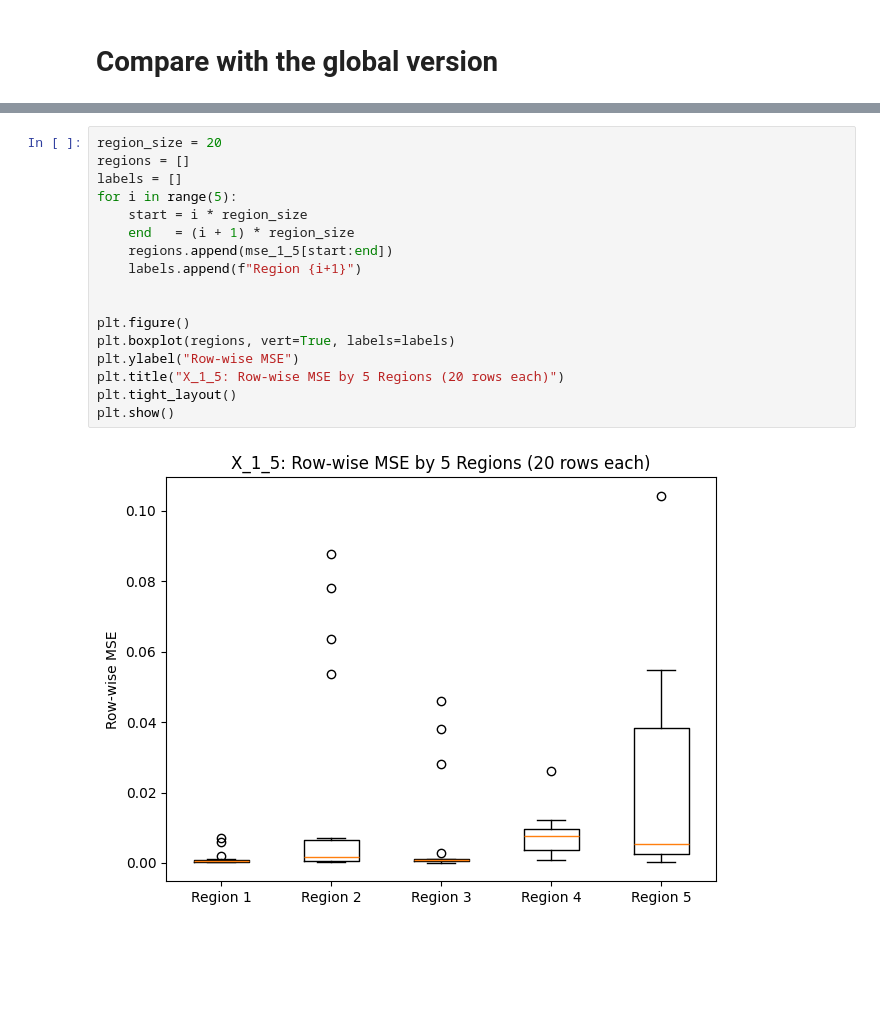
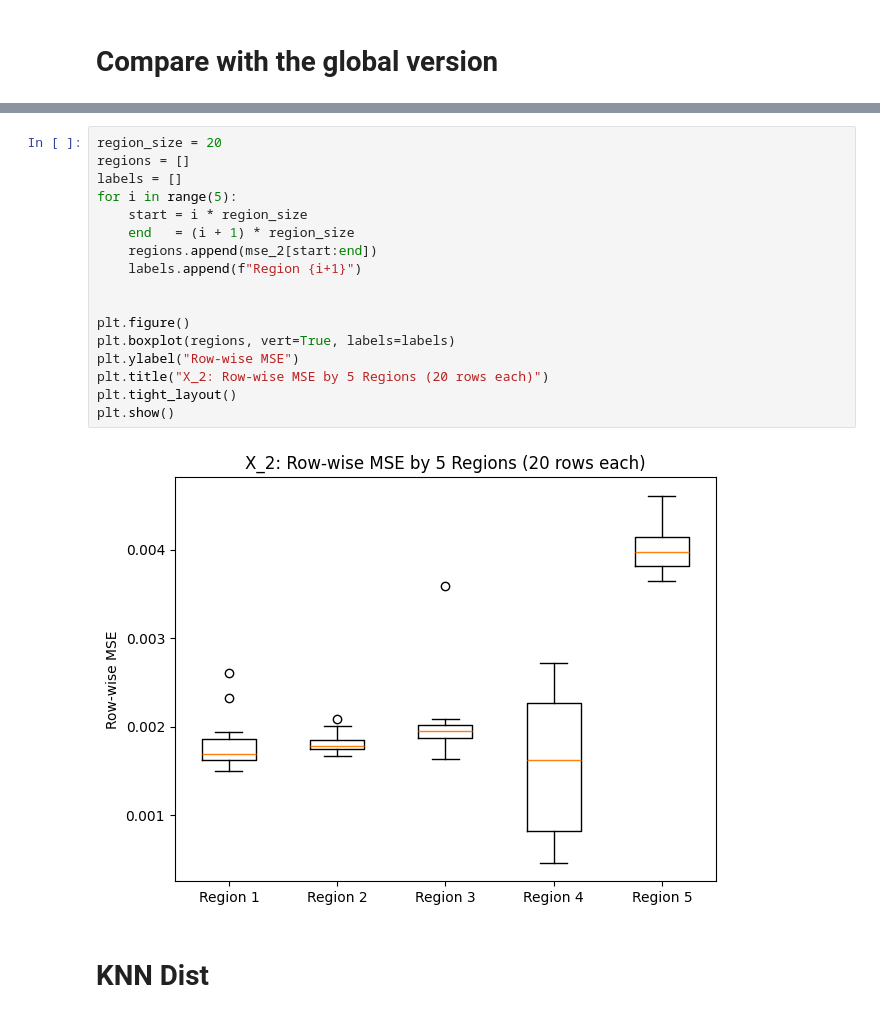
Before and after one commit to Aether-Ren/Multioutput_FixedG_GP, a Jupyter notebook: LocalDisease/RV_LD.ipynb, the cells around one changed output, grey strips where cells are left out. Drawn from its saved outputs; the diff is of its cells as text; blank space fills up the shorter version.

```diff
--- a/LocalDisease/RV_LD.ipynb
+++ b/LocalDisease/RV_LD.ipynb
@@ -103,19 +105,21 @@ plt.show()
 # %%
 region_size = 20
 regions = []
 labels = []
 for i in range(5):
     start = i * region_size
     end   = (i + 1) * region_size
-    regions.append(mse_1_5[start:end])
+    regions.append(mse_2[start:end])
     labels.append(f"Region {i+1}")
 
 
 plt.figure()
 plt.boxplot(regions, vert=True, labels=labels)
 plt.ylabel("Row-wise MSE")
-plt.title("X_1_5: Row-wise MSE by 5 Regions (20 rows each)")
+plt.title("X_2: Row-wise MSE by 5 Regions (20 rows each)")
 plt.tight_layout()
 plt.show()
 # %% [output]
-[figure, old version]
+[figure, new version]
+# %% [markdown]
+# KNN Dist
```
Also changed, not shown: parts of 5 cells of this notebook, 2 other files.
